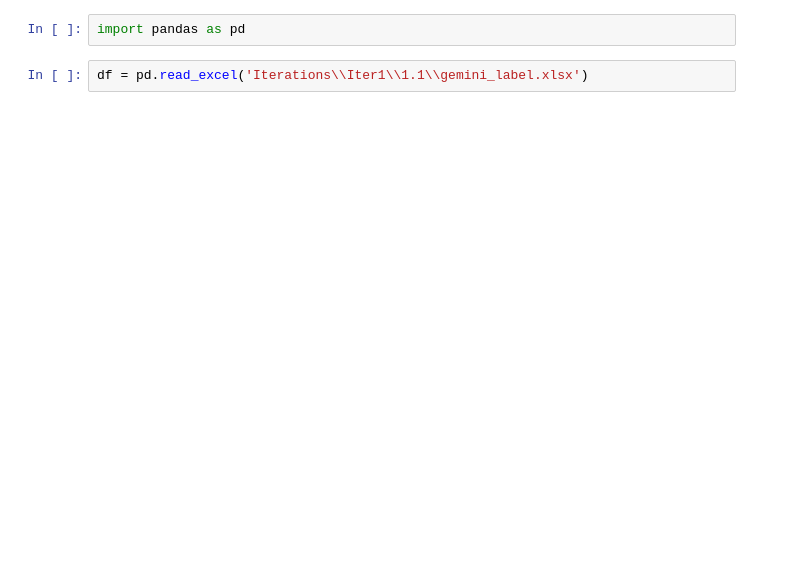
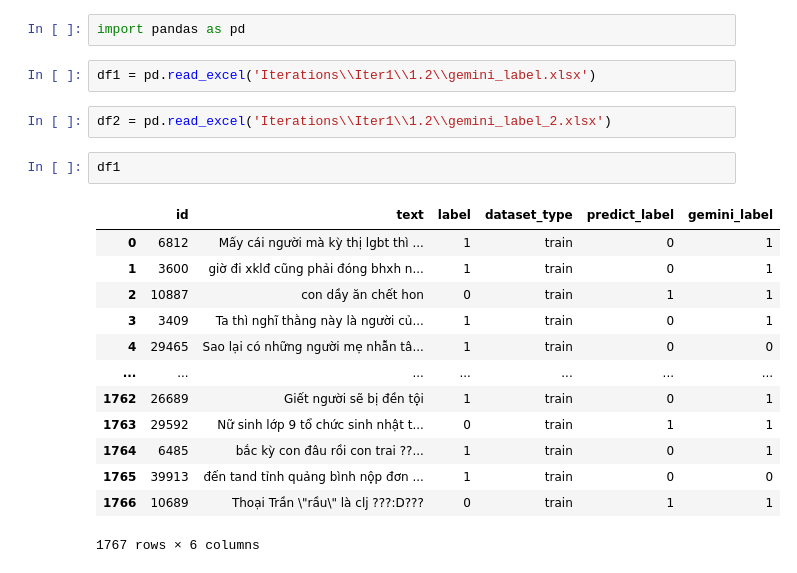
Before and after one commit to hawkin-dono/Improve_VN_toxic_dataset, a Jupyter notebook: analysis_mislabel.ipynb, the cells around one changed output. Drawn from its saved outputs; the diff is of its cells as text; blank space fills up the shorter version.

```diff
--- a/analysis_mislabel.ipynb
+++ b/analysis_mislabel.ipynb
@@ -1,4 +1,22 @@
 # %%
 import pandas as pd
 # %%
-df = pd.read_excel('Iterations\\Iter1\\1.1\\gemini_label.xlsx')
+df1 = pd.read_excel('Iterations\\Iter1\\1.2\\gemini_label.xlsx')
+# %%
+df2 = pd.read_excel('Iterations\\Iter1\\1.2\\gemini_label_2.xlsx')
+# %%
+df1
+# %% [output]
+|  | id | text | label | dataset_type | predict_label | gemini_label |
+| 0 | 6812 | Mấy cái người mà kỳ thị lgbt thì ... | 1 | train | 0 | 1 |
+| 1 | 3600 | giờ đi xklđ cũng phải đóng bhxh n... | 1 | train | 0 | 1 |
+| 2 | 10887 | con dầy ăn chết hon | 0 | train | 1 | 1 |
+| 3 | 3409 | Ta thì nghĩ thằng này là người củ... | 1 | train | 0 | 1 |
+| 4 | 29465 | Sao lại có những người mẹ nhẫn tâ... | 1 | train | 0 | 0 |
+| ... | ... | ... | ... | ... | ... | ... |
+| 1762 | 26689 | Giết người sẽ bị đền tội | 1 | train | 0 | 1 |
+| 1763 | 29592 | Nữ sinh lớp 9 tổ chức sinh nhật t... | 0 | train | 1 | 1 |
+| 1764 | 6485 | bắc kỳ con đâu rồi con trai ??... | 1 | train | 0 | 1 |
+| 1765 | 39913 | đến tand tỉnh quảng bình nộp đơn ... | 1 | train | 0 | 0 |
+| 1766 | 10689 | Thoại Trần \"rầu\" là clj ???:D??? | 0 | train | 1 | 1 |
+1767 rows × 6 columns
```
Also changed, not shown: parts of 9 cells of this notebook, 49 other files.
